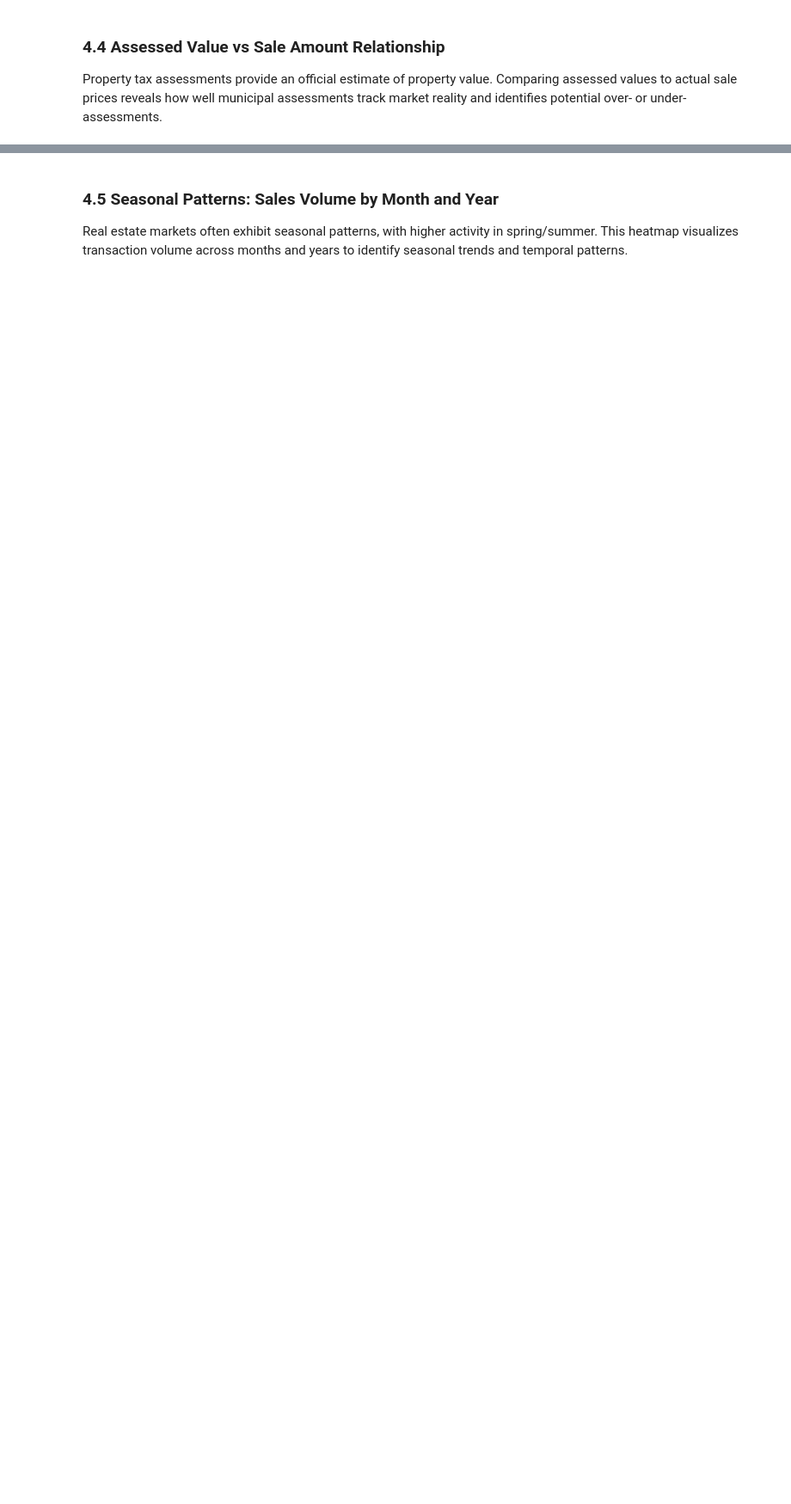
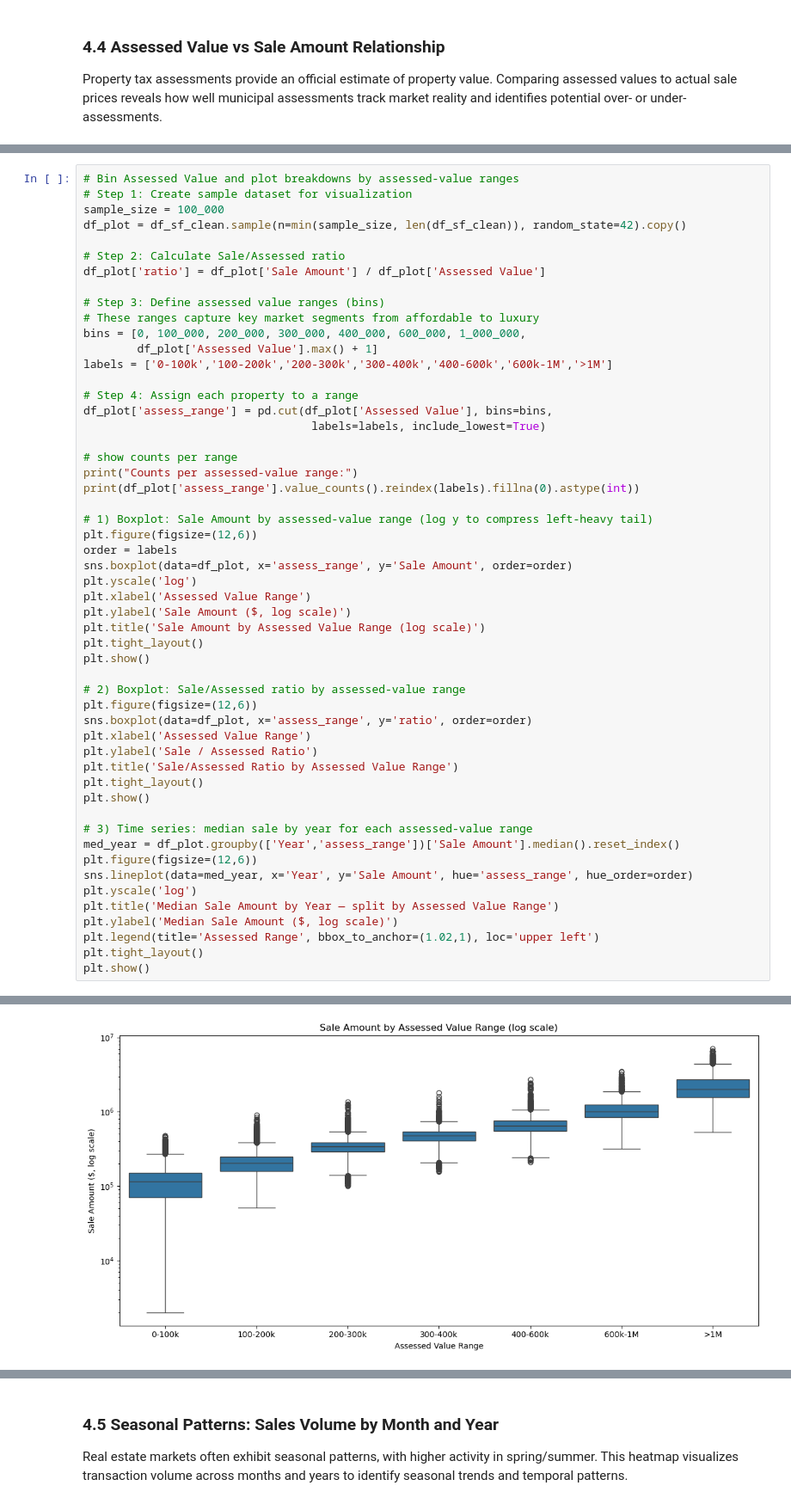
Before and after one commit to shotarooya/Udacity-Capstone1, a Jupyter notebook: data_workflow.ipynb, the cells around one changed output, grey strips where cells are left out. Shown at 86% size. Saved outputs shown, nothing was run; the diff lists cells and outputs as text; blank space fills up the shorter version.

```diff
--- a/data_workflow.ipynb
+++ b/data_workflow.ipynb
@@ -477,0 +1154,54 @@ This relationship provides valuable insight: assessed value can serve as a reaso
+# %%
+# Bin Assessed Value and plot breakdowns by assessed-value ranges
+# Step 1: Create sample dataset for visualization
+sample_size = 100_000
+df_plot = df_sf_clean.sample(n=min(sample_size, len(df_sf_clean)), random_state=42).copy()
+
+# Step 2: Calculate Sale/Assessed ratio
+df_plot['ratio'] = df_plot['Sale Amount'] / df_plot['Assessed Value']
+
+# Step 3: Define assessed value ranges (bins)
+# These ranges capture key market segments from affordable to luxury
+bins = [0, 100_000, 200_000, 300_000, 400_000, 600_000, 1_000_000,
+        df_plot['Assessed Value'].max() + 1]
+labels = ['0-100k','100-200k','200-300k','300-400k','400-600k','600k-1M','>1M']
+
+# Step 4: Assign each property to a range
+df_plot['assess_range'] = pd.cut(df_plot['Assessed Value'], bins=bins,
+                                  labels=labels, include_lowest=True)
+
+# show counts per range
+print("Counts per assessed-value range:")
+print(df_plot['assess_range'].value_counts().reindex(labels).fillna(0).astype(int))
+
+# 1) Boxplot: Sale Amount by assessed-value range (log y to compress left-heavy tail)
+plt.figure(figsize=(12,6))
+order = labels
+sns.boxplot(data=df_plot, x='assess_range', y='Sale Amount', order=order)
+plt.yscale('log')
+plt.xlabel('Assessed Value Range')
+plt.ylabel('Sale Amount ($, log scale)')
+plt.title('Sale Amount by Assessed Value Range (log scale)')
+plt.tight_layout()
+plt.show()
+
+# 2) Boxplot: Sale/Assessed ratio by assessed-value range
+plt.figure(figsize=(12,6))
+sns.boxplot(data=df_plot, x='assess_range', y='ratio', order=order)
+plt.xlabel('Assessed Value Range')
+plt.ylabel('Sale / Assessed Ratio')
+plt.title('Sale/Assessed Ratio by Assessed Value Range')
+plt.tight_layout()
+plt.show()
+
+# 3) Time series: median sale by year for each assessed-value range
+med_year = df_plot.groupby(['Year','assess_range'])['Sale Amount'].median().reset_index()
+plt.figure(figsize=(12,6))
+sns.lineplot(data=med_year, x='Year', y='Sale Amount', hue='assess_range', hue_order=order)
+plt.yscale('log')
+plt.title('Median Sale Amount by Year — split by Assessed Value Range')
+plt.ylabel('Median Sale Amount ($, log scale)')
+plt.legend(title='Assessed Range', bbox_to_anchor=(1.02,1), loc='upper left')
+plt.tight_layout()
+plt.show()
+# %% [output]
@@ -477,0 +1218 @@ This relationship provides valuable insight: assessed value can serve as a reaso
+[figure, added]
```
Also changed, not shown: parts of 28 cells of this notebook.
